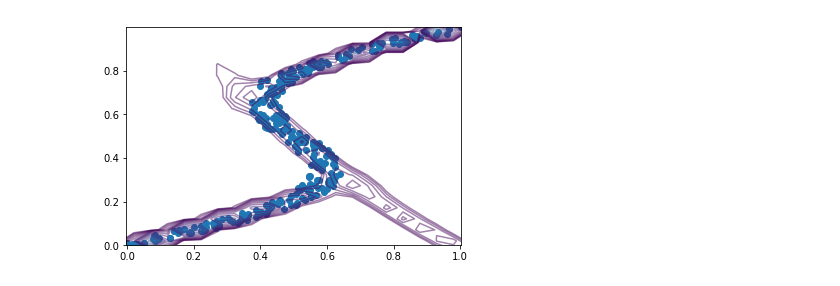
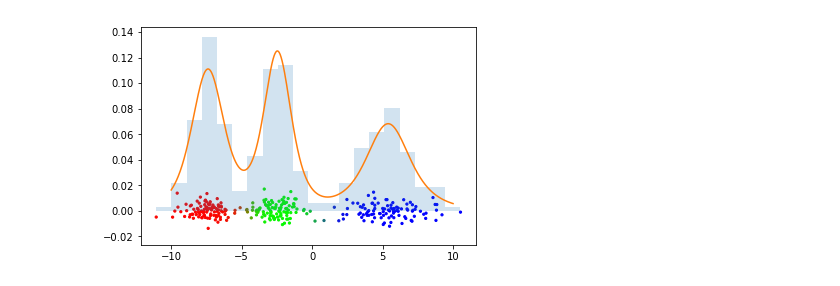
Before and after one commit to ctgk/bayesnet, a Jupyter notebook: notebook/MixtureModels.ipynb, the cells around one changed output. Saved outputs shown, nothing was run; the diff lists cells and outputs as text; code cells hidden in the pictures.

```diff
--- a/notebook/MixtureModels.ipynb
+++ b/notebook/MixtureModels.ipynb
@@ -56,7 +56,7 @@ class GaussianMixtureEM(bn.Network):
     def __init__(self, n_component):
         super().__init__(
             c=np.ones(n_component),
-            mu=np.random.randn(n_component),
+            mu=np.array([-10., 0., 10.]),
             s=np.ones(n_component)
         )
 
@@ -74,7 +74,7 @@ for _ in range(10):
     resp = np.stack([model(x_train[:, None], np.eye(3)[i]) for i in range(3)], axis=-1)
     resp /= resp.sum(axis=-1, keepdims=True)
     for _ in range(1000):
-        model.cleargrad()
+        model.clear()
         model(x_train[:, None], resp)
         log_likelihood = model.log_pdf()
         log_likelihood.backward()
@@ -146,15 +93,0 @@ for _ in range(50000):
-# %%
-xy_grid = np.mgrid[-2:3:100j, -2:3:100j]
-x, y = xy_grid[0], xy_grid[1]
-
-plt.scatter(x_train, y_train)
-prob = model(x.reshape(-1, 1), y.reshape(-1, 1)).reshape(100, 100)
-levels_log = np.linspace(0, np.log(prob.max()), 21)
-levels = np.exp(levels_log)
-levels[0] = 0
-plt.contour(x, y, prob, levels, alpha=0.5)
-plt.xlim(x_train.min(), x_train.max())
-plt.ylim(y_train.min(), y_train.max())
-plt.show()
-# %% [output]
-[figure, removed]
@@ -160,0 +126,43 @@ plt.show()
+# %%
+model = VariationalGaussianMixture(3)
+optimizer = bn.optimizer.Adam(model, 1e-3)
+
+for _ in range(10):
+    resp = 0
+    for _ in range(10):
+        resp_ = np.stack(
+            [model(x_train[:, None], np.eye(model.n_component)[i]) for i in range(model.n_component)],
+            axis=-1
+        )
+        resp_ /= resp_.sum(axis=-1, keepdims=True)
+        resp = resp + resp_ / 10
+    for _ in range(100):
+        model.clear()
+        model.category(resp)
+        log_posterior = model.log_pdf()
+        log_posterior.backward()
+        optimizer.update()
+    for _ in range(1000):
+        model.clear()
+        model.gaussian_gamma(x_train[:, None], resp)
+        elbo = model.elbo()
+        elbo.backward()
+        optimizer.update()
+# %%
+resp = 0
+for _ in range(10):
+    resp_ = np.stack(
+        [model(x_train[:, None], np.eye(model.n_component)[i]) for i in range(model.n_component)],
+        axis=-1
+    )
+    resp_ /= resp_.sum(axis=-1, keepdims=True)
+    resp = resp + resp_ / 10
+plt.scatter(x_train, np.random.normal(scale=0.005, size=x_train.size), s=5, c=resp)
+plt.hist(x_train, bins=20, normed=True, alpha=0.2)
+
+x = np.linspace(-10, 10, 1000)
+p = np.mean([model(x[:, None]) for _ in range(1000)], axis=0)
+plt.plot(x, p)
+plt.show()
+# %% [output]
+[figure, added]
```
Also changed, not shown: parts of 9 cells of this notebook, 4 other files.
